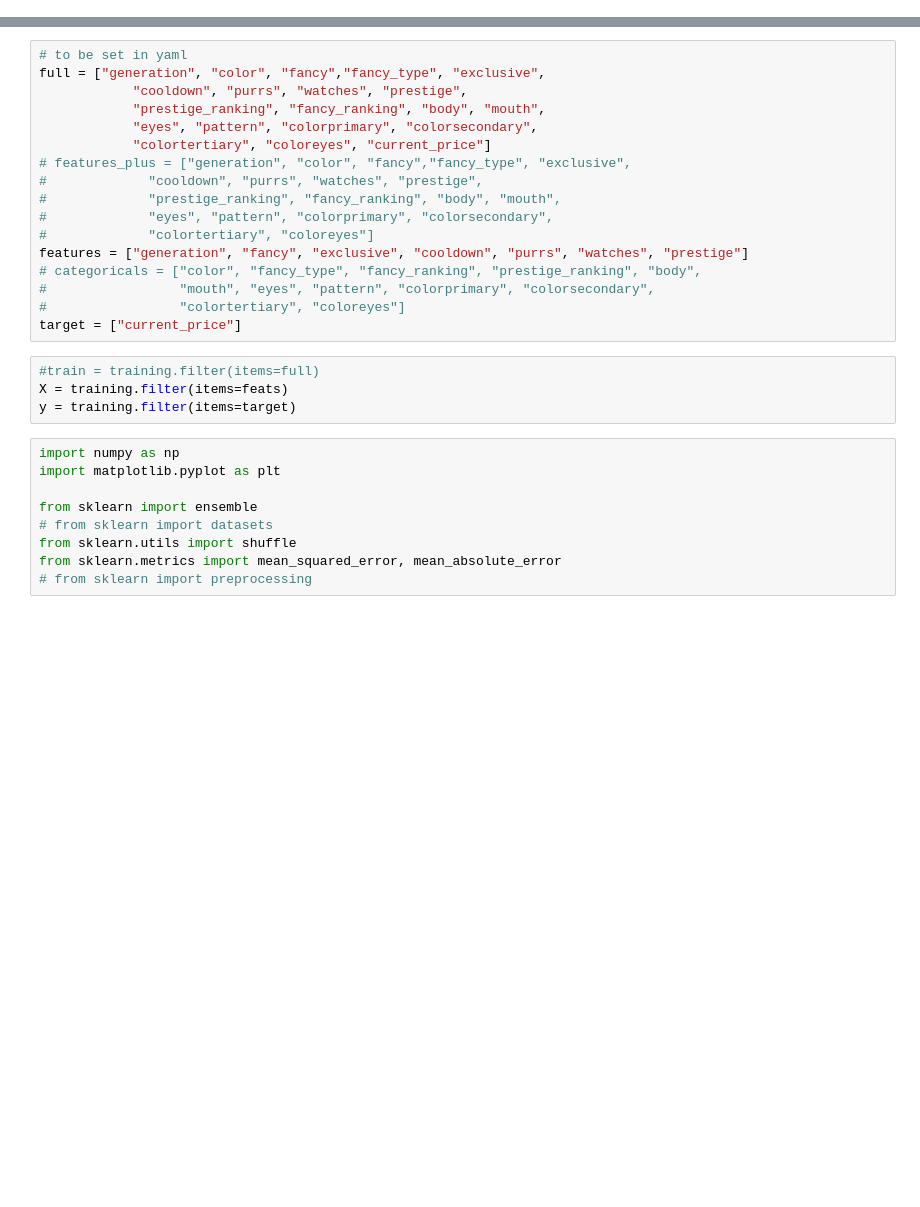
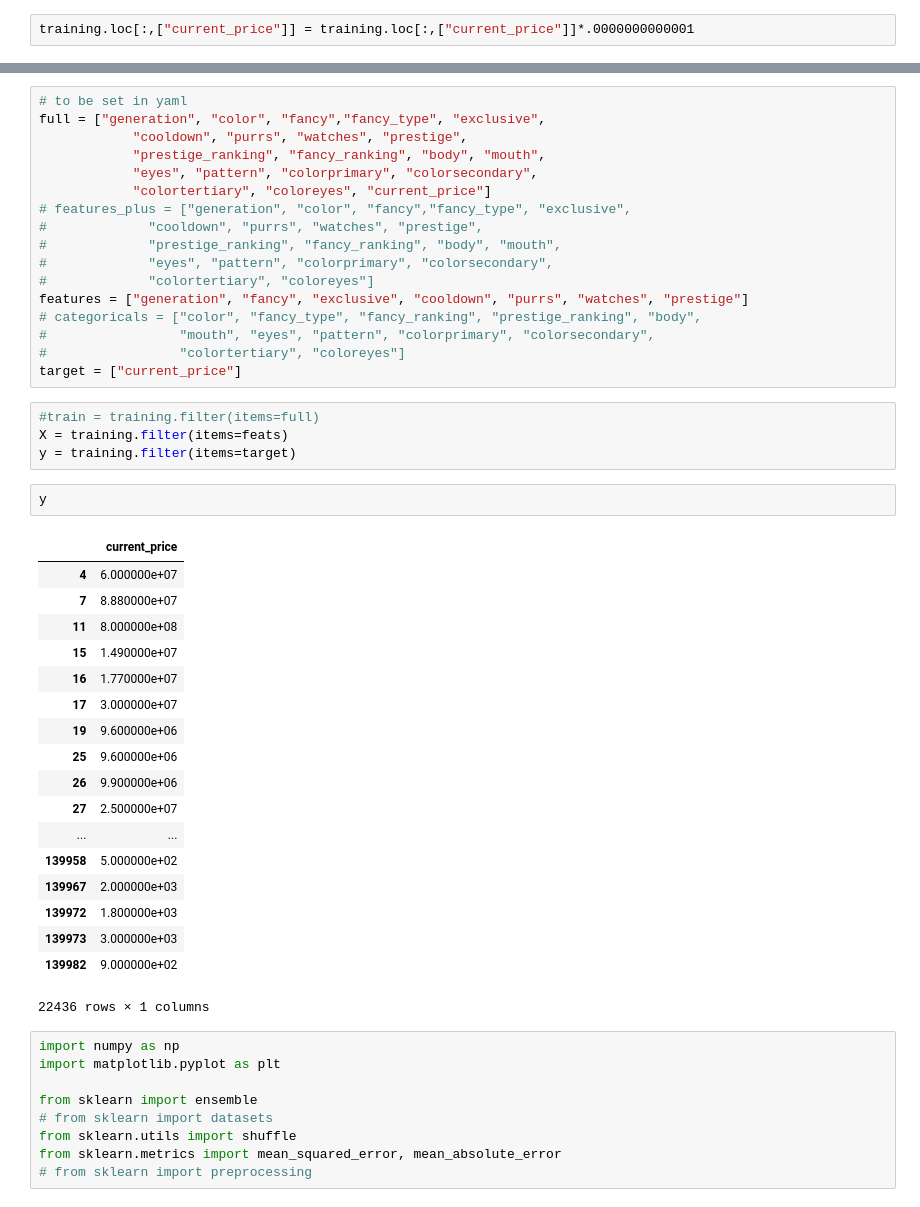
Before and after one commit to josephd8/Kittyfarm, a Jupyter notebook: notebooks/load_data.ipynb, the cells around one changed output, grey strips where cells are left out. Drawn from its saved outputs; the diff is of its cells as text; blank space fills up the shorter version.

```diff
--- a/notebooks/load_data.ipynb
+++ b/notebooks/load_data.ipynb
@@ -351,3 +351,5 @@ kitty_data = pd.read_sql("select * from kitties", engine)
 # %%
 training = kitty_data[kitty_data.auction_type == "sale"]
 #validation = kitty_data[kitty_data.auction_type != "sale"]
+# %%
+training.loc[:,["current_price"]] = training.loc[:,["current_price"]]*.0000000000001
@@ -372,6 +394,27 @@ target = ["current_price"]
 #train = training.filter(items=full)
 X = training.filter(items=feats)
 y = training.filter(items=target)
+# %%
+y
+# %% [output]
+|  | current_price |
+| 4 | 6.000000e+07 |
+| 7 | 8.880000e+07 |
+| 11 | 8.000000e+08 |
+| 15 | 1.490000e+07 |
+| 16 | 1.770000e+07 |
+| 17 | 3.000000e+07 |
+| 19 | 9.600000e+06 |
+| 25 | 9.600000e+06 |
+| 26 | 9.900000e+06 |
+| 27 | 2.500000e+07 |
+| ... | ... |
+| 139958 | 5.000000e+02 |
+| 139967 | 2.000000e+03 |
+| 139972 | 1.800000e+03 |
+| 139973 | 3.000000e+03 |
+| 139982 | 9.000000e+02 |
+22436 rows × 1 columns
 # %%
 import numpy as np
 import matplotlib.pyplot as plt
```
Also changed, not shown: parts of 8 cells of this notebook, 9 other files.
